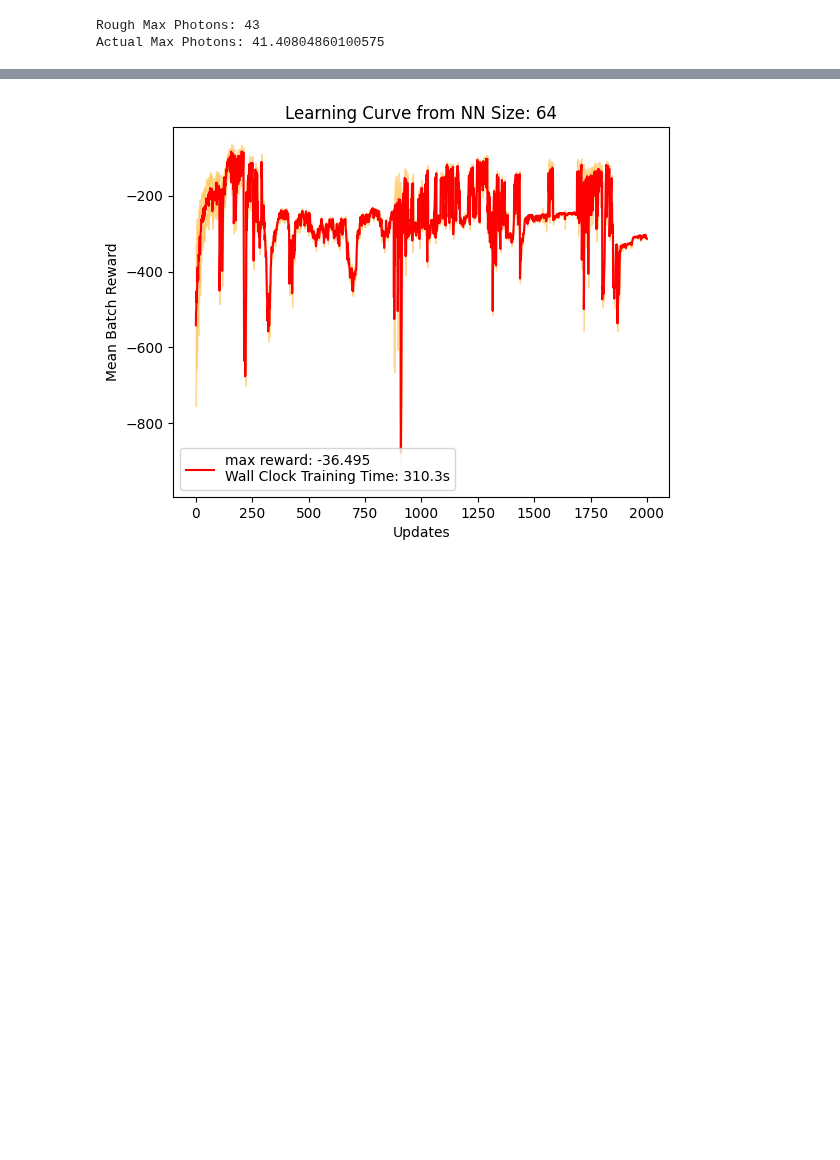
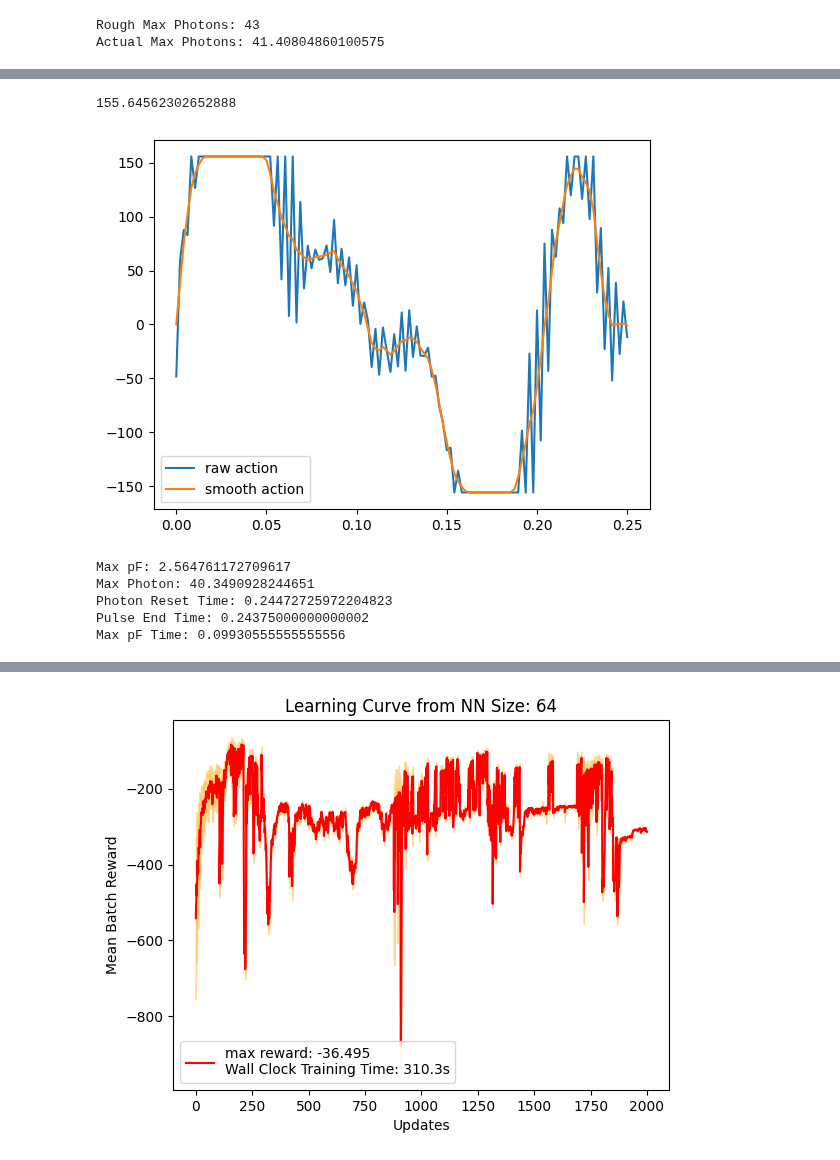
Before and after one commit to AnikenC/ReadoutWithRL, a Jupyter notebook: readoutWithRL/MLControl/ppo_example.ipynb, the cells around one changed output, grey strips where cells are left out. Drawn from its saved outputs; the diff is of its cells as text; code cells hidden in the pictures; blank space fills up the shorter version.

```diff
--- a/readoutWithRL/MLControl/ppo_example.ipynb
+++ b/readoutWithRL/MLControl/ppo_example.ipynb
@@ -133,0 +144,65 @@ plt.show()
+# %%
+from envs.single_photon_env import SinglePhotonLangevinReadoutEnv
+
+single_env = SinglePhotonLangevinReadoutEnv(
+    kappa=kappa,
+    chi=chi,
+    kerr=kerr,
+    time_coeff=time_coeff,
+    snr_coeff=snr_coeff,
+    smoothness_coeff=smoothness_coeff,
+    n0=n0,
+    tau_0=tau_0,
+    res_amp_scaling=res_amp_scaling,
+    nR=nR,
+    snr_scale_factor=snr_scale_factor,
+    gamma_I=gamma_I,
+    photon_gamma=photon_gamma,
+    num_t1=num_t1,
+    init_fid=init_fid,
+    photon_weight=photon_weight,
+)
+# %%
+final_action = mean_actions[-1] * single_env.a0
+normalizing_factor = jnp.clip(
+    single_env.mu * single_env.a0 / jnp.absolute(final_action),
+    0.0,
+    1.0,
+)
+final_action *= normalizing_factor
+smooth_action = single_env.drive_smoother(final_action)
+
+print(single_env.a0 * single_env.mu)
+
+plt.plot(single_env.ts_action, final_action, label='raw action')
+plt.plot(single_env.ts_action, smooth_action, label='smooth action')
+plt.legend()
+plt.show()
+# %% [output]
+155.64562302652888
+[figure, added]
+# %%
+single_result = single_env.calc_results(smooth_action)
+(
+    max_pf,
+    max_photon,
+    photon_reset_time,
+    pulse_end_time,
+    max_pf_time,
+    smoothness,
+    pF,
+    higher_photons,
+    pulse_reset_val,
+) = single_env.extract_values(single_result, smooth_action)
+
+print(f"Max pF: {max_pf}")
+print(f"Max Photon: {max_photon}")
+print(f"Photon Reset Time: {photon_reset_time}")
+print(f"Pulse End Time: {pulse_end_time}")
+print(f"Max pF Time: {max_pf_time}")
+# %% [output]
+Max pF: 2.564761172709617
+Max Photon: 40.3490928244651
+Photon Reset Time: 0.24472725972204823
+Pulse End Time: 0.24375000000000002
+Max pF Time: 0.09930555555555556
```
Also changed, not shown: parts of 9 cells of this notebook, 2 other files.
